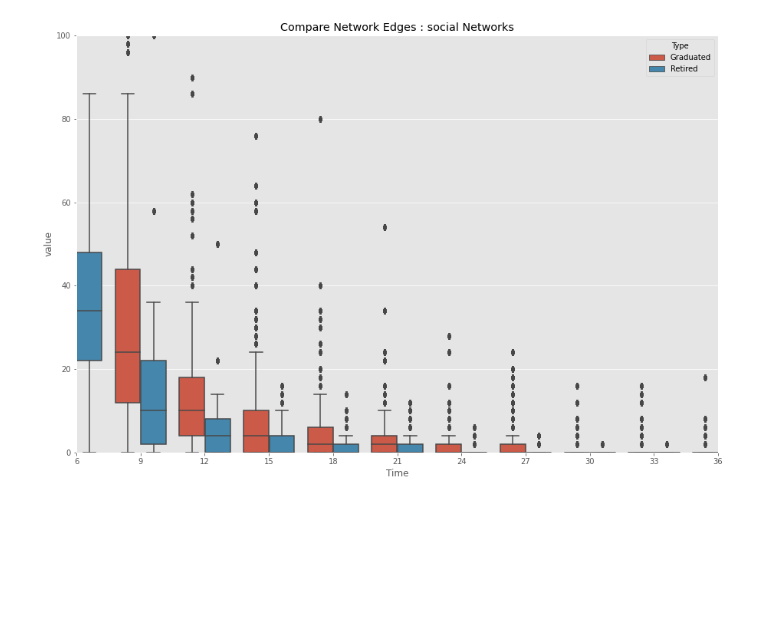
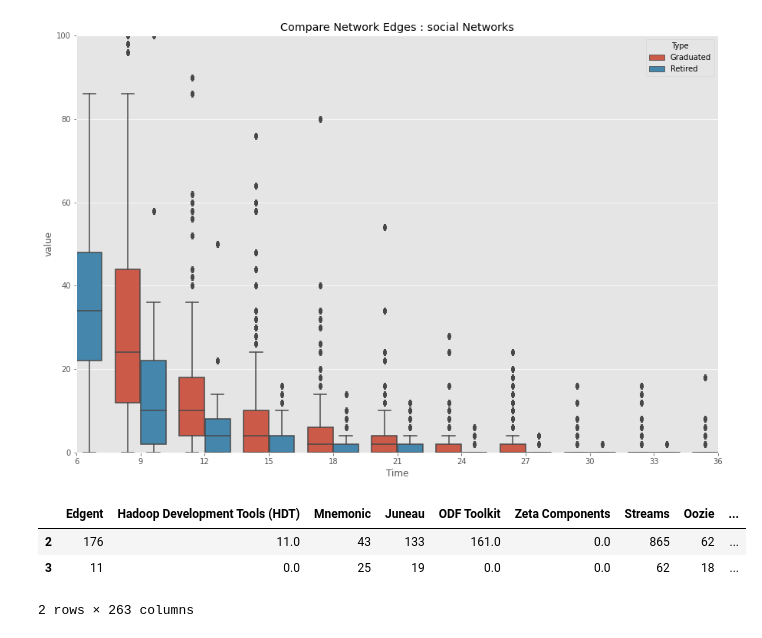
Before and after one commit to zenoWZH/ASFdata_analysis, a Jupyter notebook: network_edges/network_edges_stats.ipynb, the cells around one changed output. Saved outputs shown, nothing was run; the diff lists cells and outputs as text; code cells hidden in the pictures; blank space fills up the shorter version.

```diff
--- a/network_edges/network_edges_stats.ipynb
+++ b/network_edges/network_edges_stats.ipynb
@@ -467,0 +468,7 @@ df_mix_overlaps = pd.read_csv("./mix_overlaps_series"+str(time_resolution)+".csv
+# %%
+df_tech_edges.fillna(0).iloc[2:]
+# %% [output]
+|  | Edgent | Hadoop Development Tools (HDT) | Mnemonic | Juneau | ODF Toolkit | Zeta Components | Streams | Oozie | ... |
+| 2 | 176 | 11.0 | 43 | 133 | 161.0 | 0.0 | 865 | 62 | ... |
+| 3 | 11 | 0.0 | 25 | 19 | 0.0 | 0.0 | 62 | 18 | ... |
+2 rows × 263 columns
```
Also changed, not shown: parts of 9 cells of this notebook, 1 other file.
